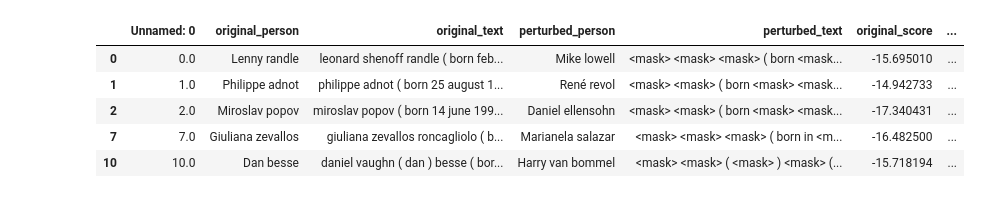
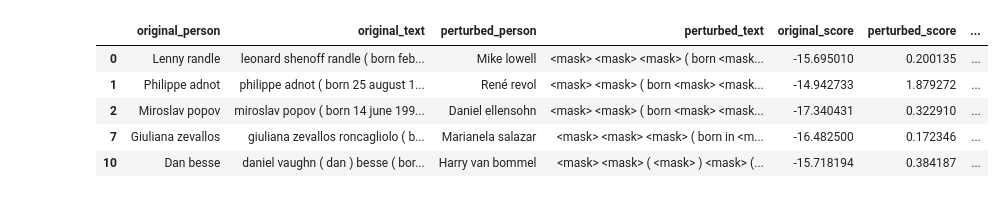
Before and after one commit to jxmorris12/unsupervised-text-deidentification, a Jupyter notebook: notebooks/2022-06-23 Pareto plot 5 - test lexically-redacted model.ipynb, the cells around one changed output. Cells and saved outputs as stored; diff of their text form; code cells hidden in the pictures.

```diff
--- a/notebooks/2022-06-23 Pareto plot 5 - test lexically-redacted model.ipynb
+++ b/notebooks/2022-06-23 Pareto plot 5 - test lexically-redacted model.ipynb
@@ -56,7 +56,7 @@ def load_adv_csv(dm: WikipediaDataModule, max_num_samples: int = 100) -> pd.Data
     ) )
     print("len(model_csv_filenames) =", len(model_csv_filenames))
     for filename in (model_csv_filenames):
-        print('filename:', filename)
+        # print('filename:', filename)
         df = pd.read_csv(filename)
 
         if len(df) < 50: continue
@@ -182,6 +182,7 @@ def get_adv_predictions(model_key: str, max_num_samples: int):
     topk_idxs = []
     batch_size = 256
     i = 0
+    pbar = tqdm(total=len(adv_csv), leave=False, desc='Making predictions...')
     while i < len(adv_csv):
         ex = adv_csv.iloc[i:i+batch_size]
         test_batch = dm.document_tokenizer.batch_encode_plus(
@@ -203,15 +204,23 @@ def get_adv_predictions(model_key: str, max_num_samples: int):
             topk_idxs.append(topk_10.indices)
 
         i += batch_size
+        pbar.update(batch_size)
 
     adv_csv['pred_topk_values'] = torch.cat(topk_values, dim=0).cpu().tolist()
     adv_csv['pred_topk_idxs'] = torch.cat(topk_idxs, dim=0).cpu().tolist()
+
+
+    model.document_model.cpu()
+    model.document_embed.cpu()
+    model.cpu()
     return adv_csv
 # %%
-n = 100
+n = 500
+
+pmlm_tapas_lex_predictions = get_adv_predictions(model_key='model_3_5__epoch47', max_num_samples=n)
+pmlm_tapas_predictions = get_adv_predictions(model_key='model_3_4', max_num_samples=n)
 roberta_tapas_predictions = get_adv_predictions(model_key='model_3_2', max_num_samples=n)
 roberta_roberta_predictions = get_adv_predictions(model_key='model_3_3', max_num_samples=n)
-pmlm_tapas_predictions = get_adv_predictions(model_key='model_3_4', max_num_samples=n)
 # TODO: drop predictions if we predicted the same thing with same hparams just different values of n. Like
 # if we have filenames with n=1000 and n=100. Just take the one with largest n.
 # %% [output]
@@ -265,29 +295,55 @@ new_model_name = {
     'model_3_2': 'roberta_tapas',
     'model_3_3': 'roberta_roberta',
     'model_3_4': 'pmlm_tapas',
+    'model_3_5__epoch47': 'pmlm_tapas_lex',
 }
 
-roberta_roberta_predictions['model_name'] = roberta_roberta_predictions['model_name'].apply(lambda s: new_model_name.get(s, s))
+preds_by_model_name = {
+    # 'roberta_tapas__no_masking': None,
+    'roberta_tapas': roberta_tapas_predictions,
+    'roberta_roberta': roberta_roberta_predictions,
+    'pmlm_tapas': pmlm_tapas_predictions,
+    'pmlm_tapas_lex': pmlm_tapas_lex_predictions,
+}
 
-out_df = roberta_roberta_predictions.rename(
-    columns={'pred_topk_values': 'roberta_roberta__pred_topk_values', 'pred_topk_idxs': 'roberta_roberta__pred_topk_idxs'}
+##############################################################################################################
+
+out_df = pmlm_tapas_lex_predictions.rename(
+    columns={
+        'pred_topk_values': 'pmlm_tapas_lex__pred_topk_values',
+        'pred_topk_idxs': 'pmlm_tapas_lex__pred_topk_idxs'
+    }
+)
+out_df['model_name'] = out_df['model_name'].apply(lambda s: new_model_name.get(s, s))
+
+# Only take predictions from the first files outputted. Sometimes they change in-between
+# so some dataframes have more than others.
+shared_filenames = pmlm_tapas_lex_predictions['filename'].unique()
+
+for model_name, model_df in preds_by_model_name.items():
+    print(model_name)
+    model_df['was_correct'] = (
+        model_df['pred_topk_idxs'].map(lambda L: L[0]) == model_df['i']
+    )
+    model_df_smaller = model_df[model_df['filename'].map(lambda s: s in shared_filenames)].reset_index()
+    out_df[f'{model_name}__was_correct'] = (
+        # TODO: figure out why we need tolist() here.
+        model_df_smaller['was_correct'].tolist()
+    )
+    print(f'{model_name}__was_correct', out_df[f'{model_name}__was_correct'].mean())
+    out_df[f'{model_name}__topk_idxs'] = model_df_smaller['pred_topk_idxs']
+    out_df[f'{model_name}__topk_values'] = model_df_smaller['pred_topk_values']
+
+out_df['any_model__was_correct'] = (
+    out_df['roberta_roberta__was_correct'] |
+    out_df['roberta_tapas__was_correct'] |
+    out_df['pmlm_tapas__was_correct'] |
+    out_df['pmlm_tapas_lex__was_correct']
 )
 
+out_df['perturbed_text'] = out_df['perturbed_text'].map(lambda s: s.replace('[MASK]', '<mask>'))
+out_df['num_masks'] = out_df['perturbed_text'].map(lambda s: s.count('<mask>'))
 
-out_df['pmlm_tapas__pred_topk_values'] = pmlm_tapas_predictions['pred_topk_values']
-out_df['pmlm_tapas__pred_topk_idxs'] = pmlm_tapas_predictions['pred_topk_idxs']
-
-out_df['roberta_roberta__pred_topk_values'] = roberta_roberta_predictions['pred_topk_values']
-out_df['roberta_roberta__pred_topk_idxs'] = roberta_roberta_predictions['pred_topk_idxs']
-
-out_df['roberta_tapas__pred_topk_values'] = roberta_tapas_predictions['pred_topk_values']
-out_df['roberta_tapas__pred_topk_idxs'] = roberta_tapas_predictions['pred_topk_idxs']
-
-out_df['pmlm_tapas__was_correct'] = out_df.apply(lambda row: row['i'] == row['pmlm_tapas__pred_topk_idxs'][0], axis=1)
-out_df['roberta_roberta__was_correct'] = out_df.apply(lambda row: row['i'] == row['roberta_roberta__pred_topk_idxs'][0], axis=1)
-out_df['roberta_tapas__was_correct'] = out_df.apply(lambda row: row['i'] == row['roberta_tapas__pred_topk_idxs'][0], axis=1)
-
-
-# out_df = out_df.drop(columns=['level_0', 'index', 'Unnamed: 0'])
+out_df = out_df.drop(columns=['level_0', 'index', 'Unnamed: 0'], errors='ignore')
 out_df.head()
 # %% [output]
@@ -294,6 +358,6 @@ out_df.head()
-|  | Unnamed: 0 | original_person | original_text | perturbed_person | perturbed_text | original_score | ... |
-| 0 | 0.0 | Lenny randle | leonard shenoff randle ( born feb... | Mike lowell | <mask> <mask> <mask> ( born <mask... | -15.695010 | ... |
-| 1 | 1.0 | Philippe adnot | philippe adnot ( born 25 august 1... | René revol | <mask> <mask> ( born <mask> <mask... | -14.942733 | ... |
-| 2 | 2.0 | Miroslav popov | miroslav popov ( born 14 june 199... | Daniel ellensohn | <mask> <mask> ( born <mask> <mask... | -17.340431 | ... |
-| 7 | 7.0 | Giuliana zevallos | giuliana zevallos roncagliolo ( b... | Marianela salazar | <mask> <mask> <mask> ( born in <m... | -16.482500 | ... |
-| 10 | 10.0 | Dan besse | daniel vaughn ( dan ) besse ( bor... | Harry van bommel | <mask> <mask> ( <mask> ) <mask> (... | -15.718194 | ... |
+|  | original_person | original_text | perturbed_person | perturbed_text | original_score | perturbed_score | ... |
+| 0 | Lenny randle | leonard shenoff randle ( born feb... | Mike lowell | <mask> <mask> <mask> ( born <mask... | -15.695010 | 0.200135 | ... |
+| 1 | Philippe adnot | philippe adnot ( born 25 august 1... | René revol | <mask> <mask> ( born <mask> <mask... | -14.942733 | 1.879272 | ... |
+| 2 | Miroslav popov | miroslav popov ( born 14 june 199... | Daniel ellensohn | <mask> <mask> ( born <mask> <mask... | -17.340431 | 0.322910 | ... |
+| 7 | Giuliana zevallos | giuliana zevallos roncagliolo ( b... | Marianela salazar | <mask> <mask> <mask> ( born in <m... | -16.482500 | 0.172346 | ... |
+| 10 | Dan besse | daniel vaughn ( dan ) besse ( bor... | Harry van bommel | <mask> <mask> ( <mask> ) <mask> (... | -15.718194 | 0.384187 | ... |
```
Also changed, not shown: parts of 8 cells of this notebook, 11 other files.
